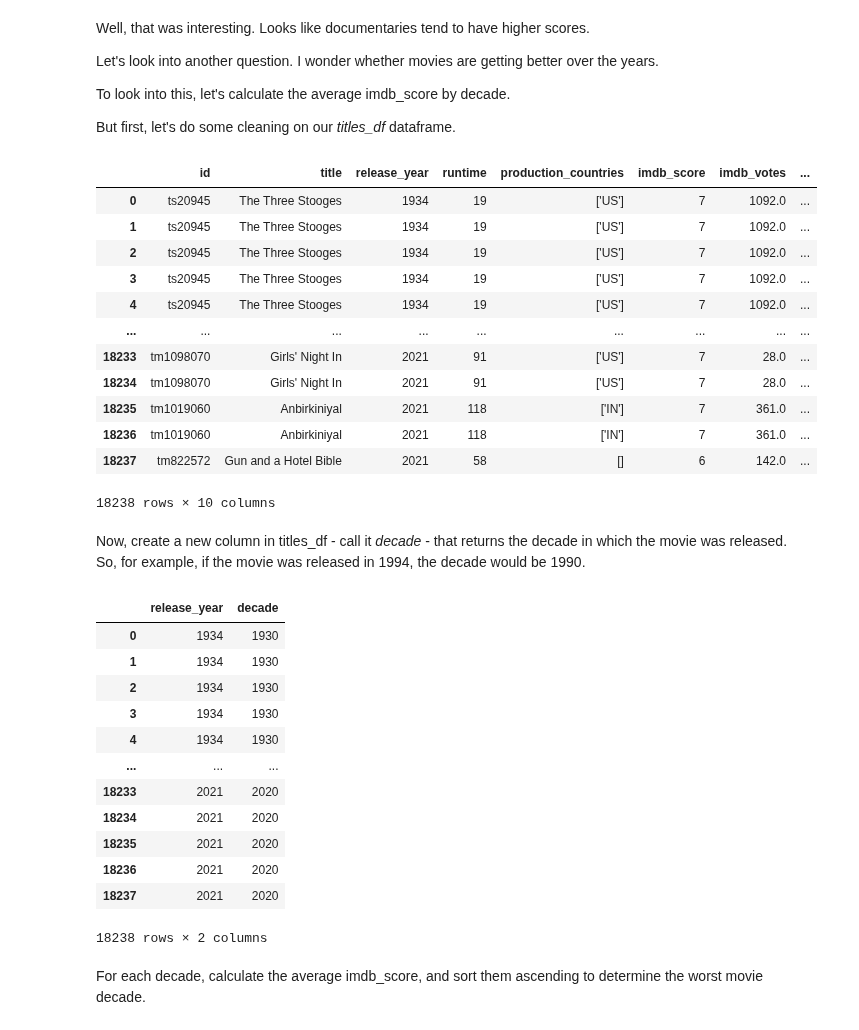
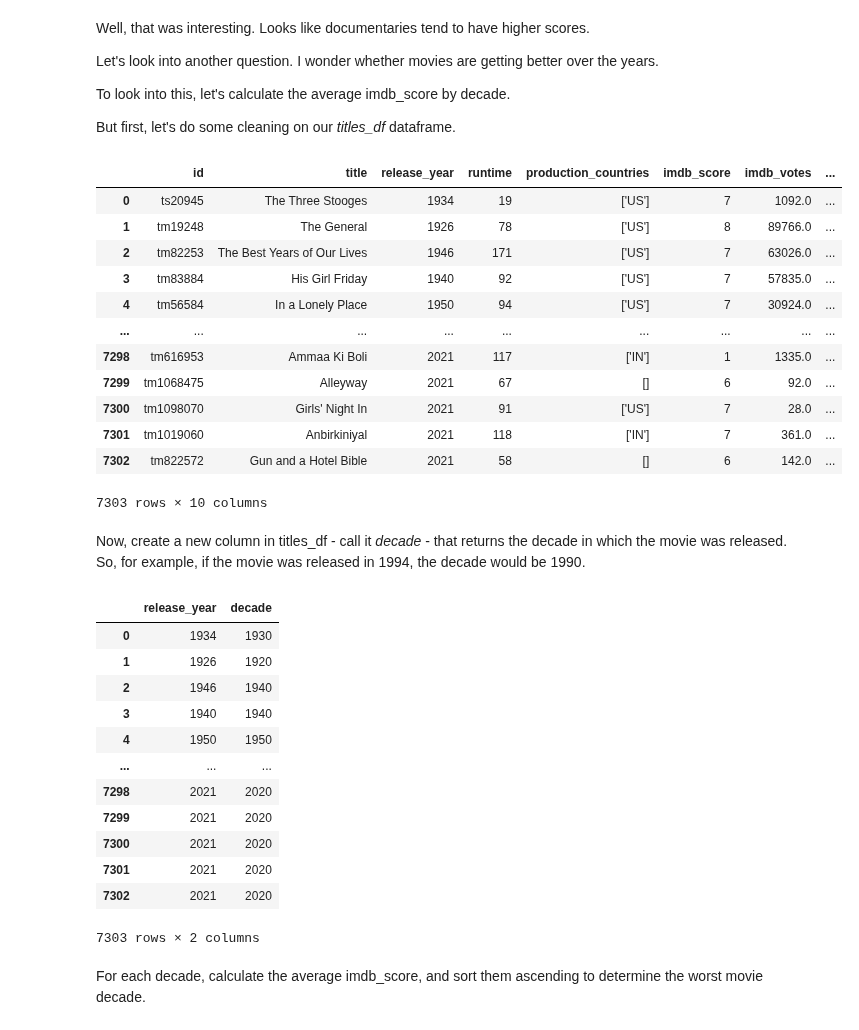
Before and after one commit to robchristiansen13/Learning, a Jupyter notebook: WeberState/CS 6570 (Data Science Algorithms I)/Assignments/CS-6570 Homework 1.ipynb, the cells around one changed output. Saved outputs shown, nothing was run; the diff lists cells and outputs as text; code cells hidden in the pictures.

```diff
--- a/WeberState/CS 6570 (Data Science Algorithms I)/Assignments/CS-6570 Homework 1.ipynb
+++ b/WeberState/CS 6570 (Data Science Algorithms I)/Assignments/CS-6570 Homework 1.ipynb
@@ -227,8 +228,9 @@ OK. Now we're going to want to do some cleanup on our dataframe. We've produced
 # %%
 #TODO: The three bullet points above to the titles_df dataframe.
 
-titles_df.drop(['type', 'genres'], axis=1)
-titles_df.dropna(axis=0)
-titles_df.reset_index()
-titles_df.drop(['index'], axis=1)
+titles_df = titles_df.drop(['type', 'genres'], axis=1)
+titles_df = titles_df.dropna(axis=0)
+titles_df = titles_df.reset_index()
+titles_df = titles_df.drop(columns=['index'])
+titles_df
 # %% [output]
@@ -311,24 +325,25 @@ To look into this, let's calculate the average imdb_score by decade.
 But first, let's do some cleaning on our *titles_df* dataframe.
 # %%
 #TODO: From the titles_df dataframe drop the genres_expanded column, drop duplicate rows, reset the index, and drop the old index column.
-titles_df.drop(['genres_expanded'], axis=1)
-titles_df.drop_duplicates()
-titles_df.reset_index()
-titles_df.drop(['index'], axis=1)
+titles_df = titles_df.drop(['genres_expanded'], axis=1)
+titles_df = titles_df.drop_duplicates()
+titles_df = titles_df.reset_index()
+titles_df = titles_df.drop(columns=['index'])
+titles_df
 # %% [output]
 |  | id | title | release_year | runtime | production_countries | imdb_score | imdb_votes | ... |
 | 0 | ts20945 | The Three Stooges | 1934 | 19 | ['US'] | 7 | 1092.0 | ... |
-| 1 | ts20945 | The Three Stooges | 1934 | 19 | ['US'] | 7 | 1092.0 | ... |
-| 2 | ts20945 | The Three Stooges | 1934 | 19 | ['US'] | 7 | 1092.0 | ... |
-| 3 | ts20945 | The Three Stooges | 1934 | 19 | ['US'] | 7 | 1092.0 | ... |
-| 4 | ts20945 | The Three Stooges | 1934 | 19 | ['US'] | 7 | 1092.0 | ... |
+| 1 | tm19248 | The General | 1926 | 78 | ['US'] | 8 | 89766.0 | ... |
+| 2 | tm82253 | The Best Years of Our Lives | 1946 | 171 | ['US'] | 7 | 63026.0 | ... |
+| 3 | tm83884 | His Girl Friday | 1940 | 92 | ['US'] | 7 | 57835.0 | ... |
+| 4 | tm56584 | In a Lonely Place | 1950 | 94 | ['US'] | 7 | 30924.0 | ... |
 | ... | ... | ... | ... | ... | ... | ... | ... | ... |
-| 18233 | tm1098070 | Girls' Night In | 2021 | 91 | ['US'] | 7 | 28.0 | ... |
-| 18234 | tm1098070 | Girls' Night In | 2021 | 91 | ['US'] | 7 | 28.0 | ... |
-| 18235 | tm1019060 | Anbirkiniyal | 2021 | 118 | ['IN'] | 7 | 361.0 | ... |
-| 18236 | tm1019060 | Anbirkiniyal | 2021 | 118 | ['IN'] | 7 | 361.0 | ... |
-| 18237 | tm822572 | Gun and a Hotel Bible | 2021 | 58 | [] | 6 | 142.0 | ... |
+| 7298 | tm616953 | Ammaa Ki Boli | 2021 | 117 | ['IN'] | 1 | 1335.0 | ... |
+| 7299 | tm1068475 | Alleyway | 2021 | 67 | [] | 6 | 92.0 | ... |
+| 7300 | tm1098070 | Girls' Night In | 2021 | 91 | ['US'] | 7 | 28.0 | ... |
+| 7301 | tm1019060 | Anbirkiniyal | 2021 | 118 | ['IN'] | 7 | 361.0 | ... |
+| 7302 | tm822572 | Gun and a Hotel Bible | 2021 | 58 | [] | 6 | 142.0 | ... |
-18238 rows × 10 columns
+7303 rows × 10 columns
 # %% [markdown]
 Now, create a new column in titles_df - call it *decade* - that returns the decade in which the movie was released. So, for example, if the movie was released in 1994, the decade would be 1990.
 # %%
@@ -338,17 +353,17 @@ titles_df[['release_year', 'decade']] # Rob: Note how to display two columns (fr
 # %% [output]
 |  | release_year | decade |
 | 0 | 1934 | 1930 |
-| 1 | 1934 | 1930 |
-| 2 | 1934 | 1930 |
-| 3 | 1934 | 1930 |
-| 4 | 1934 | 1930 |
+| 1 | 1926 | 1920 |
+| 2 | 1946 | 1940 |
+| 3 | 1940 | 1940 |
+| 4 | 1950 | 1950 |
 | ... | ... | ... |
-| 18233 | 2021 | 2020 |
-| 18234 | 2021 | 2020 |
-| 18235 | 2021 | 2020 |
-| 18236 | 2021 | 2020 |
-| 18237 | 2021 | 2020 |
+| 7298 | 2021 | 2020 |
+| 7299 | 2021 | 2020 |
+| 7300 | 2021 | 2020 |
+| 7301 | 2021 | 2020 |
+| 7302 | 2021 | 2020 |
-18238 rows × 2 columns
+7303 rows × 2 columns
 # %% [markdown]
 For each decade, calculate the average imdb_score, and sort them ascending to determine the worst movie decade.
 # %%
```
Also changed, not shown: parts of 12 cells of this notebook.
